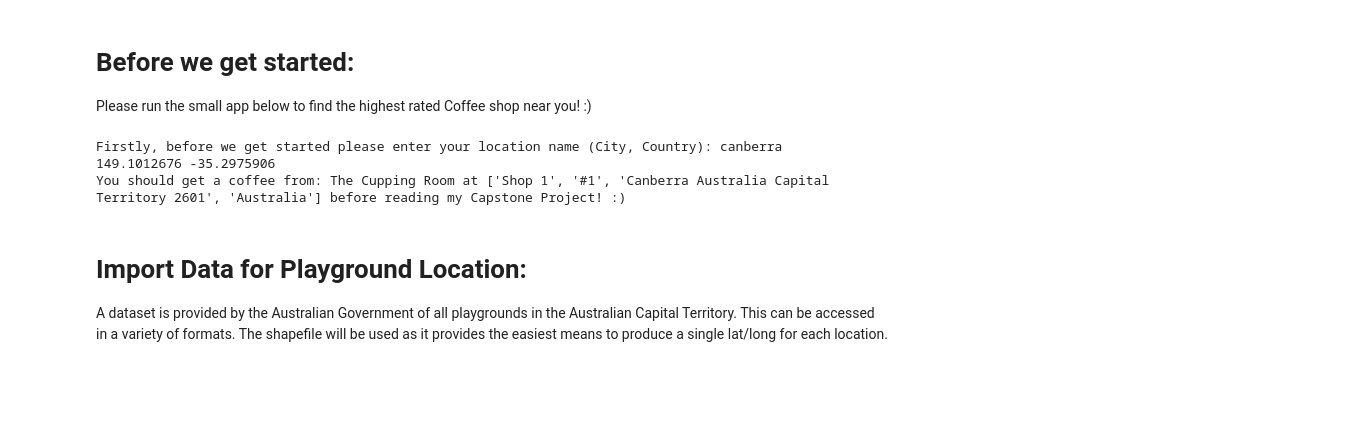
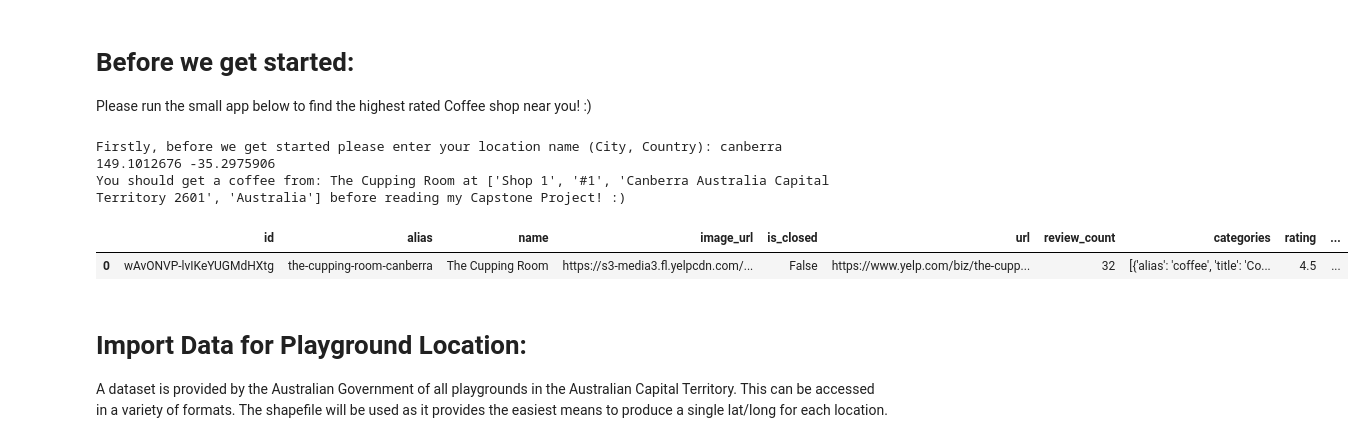
Before and after one commit to bkee06/IBM_Capstone, a Jupyter notebook: Yelp_cap.ipynb, the cells around one changed output. Cells and saved outputs as stored; diff of their text form; code cells hidden in the pictures; blank space fills up the shorter version.

```diff
--- a/Yelp_cap.ipynb
+++ b/Yelp_cap.ipynb
@@ -87,28 +93,32 @@ Please run the small app below to find the highest rated Coffee shop near you! :
 # %%
 
 address = input("Firstly, before we get started please enter your location name (City, Country): ")
 
 geolocator = Nominatim(user_agent="my_agent")
 location = geolocator.geocode(address)
 latitude1 = location.latitude
 longitude1 = location.longitude
 
 print(longitude1, latitude1)
 
 response = yelp_api.search_query(term='coffee', latitude = {latitude1}, longitude = {longitude1},radius = 3000, sort_by='rating', limit=1)
 
 shop_json = response['businesses']
 shop_df = pd.json_normalize(shop_json)
 shop_df = shop_df.rename(columns={'location.display_address': 'address'})
 
 shop = shop_df.name[0]
 shop_location = shop_df.address[0]
 
 print('You should get a coffee from: {} at {} before reading my Capstone Project! :)\n'.format(shop, shop_location))
+
+shop_df
 # %% [output]
 Firstly, before we get started please enter your location name (City, Country): canberra
 149.1012676 -35.2975906
 You should get a coffee from: The Cupping Room at ['Shop 1', '#1', 'Canberra Australia Capital Territory 2601', 'Australia'] before reading my Capstone Project! :)
+|  | id | alias | name | image_url | is_closed | url | review_count | categories | rating | ... |
+| 0 | wAvONVP-lvIKeYUGMdHXtg | the-cupping-room-canberra | The Cupping Room | https://s3-media3.fl.yelpcdn.com/... | False | https://www.yelp.com/biz/the-cupp... | 32 | [{'alias': 'coffee', 'title': 'Co... | 4.5 | ... |
 # %% [markdown]
 # Import Data for Playground Location:
 
```
Also changed, not shown: parts of 12 cells of this notebook.
